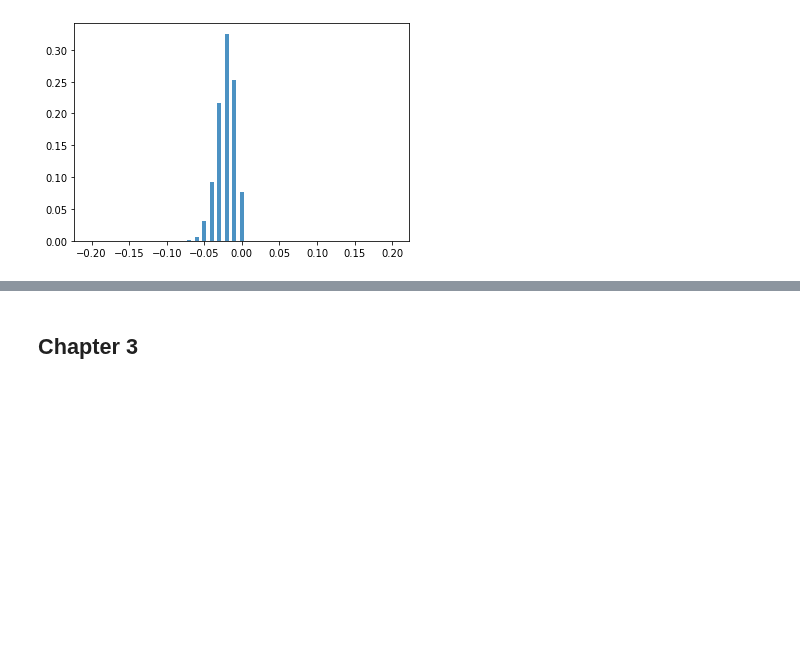
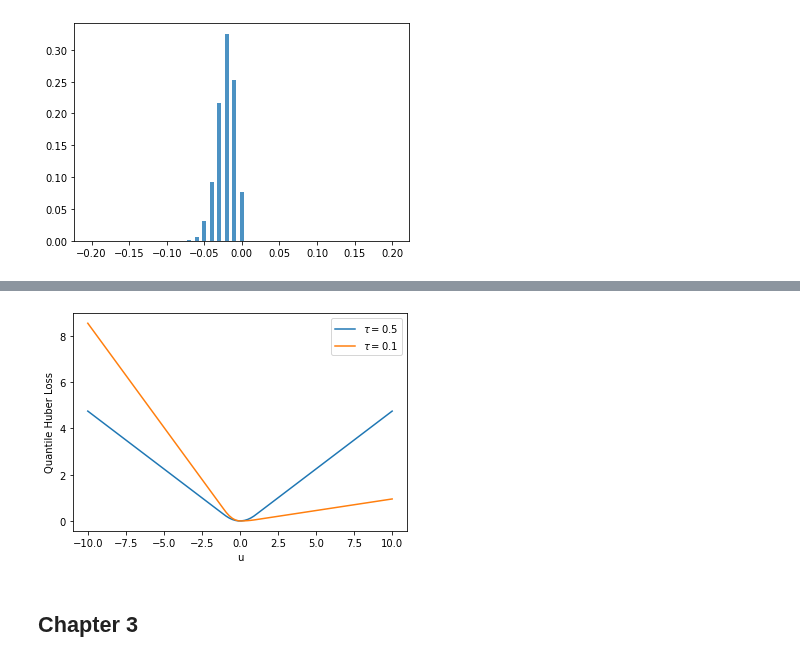
Before and after one commit to Geofffff/OptimalExecution, a Jupyter notebook: Figures.ipynb, the cells around one changed output, grey strips where cells are left out. Saved outputs shown, nothing was run; the diff lists cells and outputs as text; code cells hidden in the pictures; blank space fills up the shorter version.

```diff
--- a/Figures.ipynb
+++ b/Figures.ipynb
@@ -159,3 +197,27 @@ plt.show()
+# %%
+def huber(x):
+    if abs(x) < 1:
+        return 0.5 * x**2
+    else:
+        return 1 * (abs(x) - 0.5)
+def quantile(x,tau):
+    return abs(tau - int(x<0)) * huber(x)
+# %%
+x_vals = np.linspace(-10,10,100)
+y_vals = []
+y_vals = [quantile(x,0.5) for x in x_vals]
+plt.plot(x_vals,y_vals,label = r"$\tau = 0.5$")
+y_vals = []
+y_vals = [quantile(x,0.1) for x in x_vals]
+plt.plot(x_vals,y_vals,label = r"$\tau = 0.1$")
+
+plt.xlabel("u")
+plt.ylabel("Quantile Huber Loss")
+plt.legend()
+plt.savefig("huber_loss.pdf")
+plt.show()
+# %% [output]
+[figure, added]
 # %% [markdown]
 ## Chapter 3
 # %%
```
Also changed, not shown: parts of 3 cells of this notebook, 5 other files.
